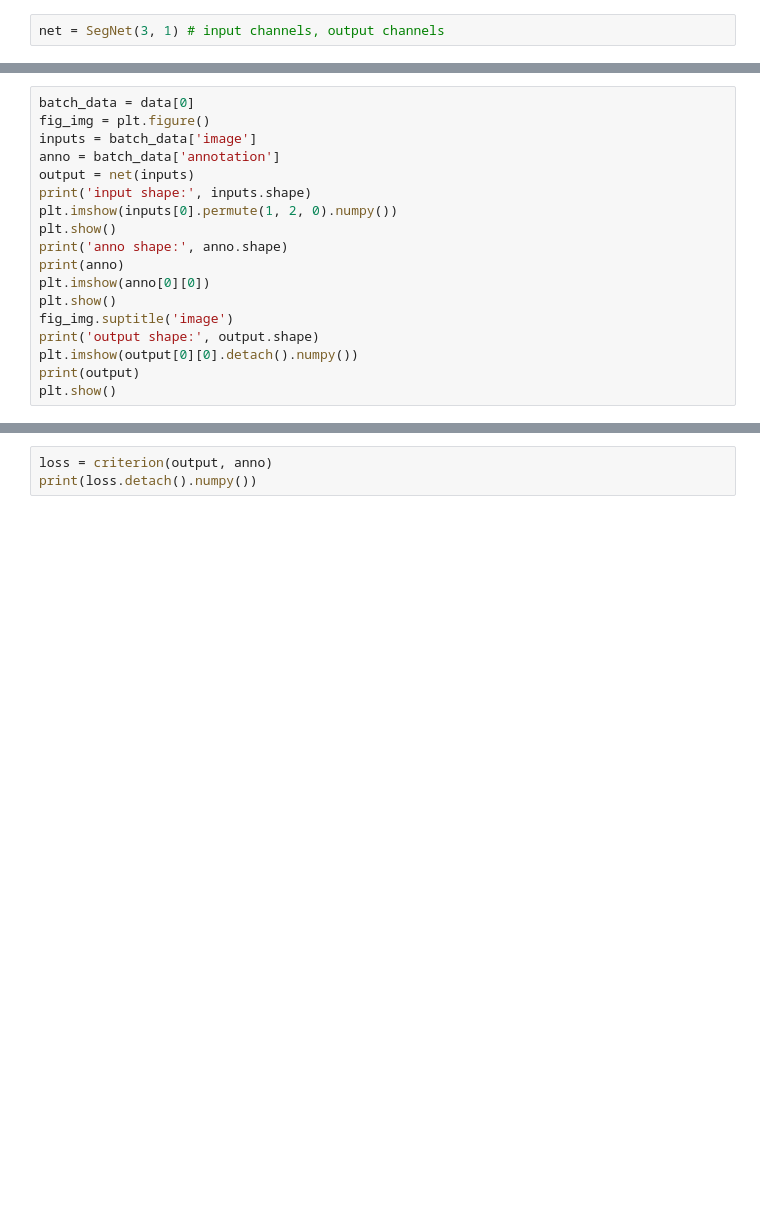
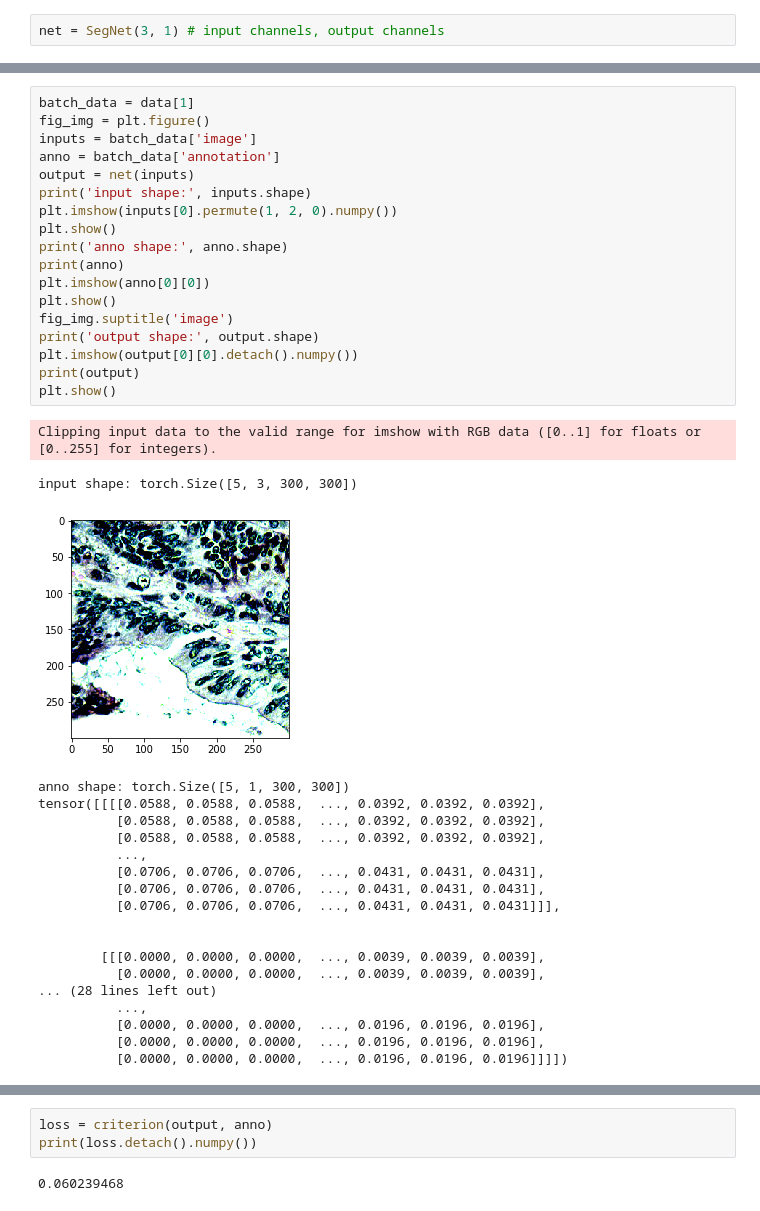
Before and after one commit to Narcissist1/Cellari-Deeplearning-Course, a Jupyter notebook: CellariTrain.ipynb, the cells around one changed output, grey strips where cells are left out. Cells and saved outputs as stored; diff of their text form; blank space fills up the shorter version.

```diff
--- a/CellariTrain.ipynb
+++ b/CellariTrain.ipynb
@@ -131,18 +140,39 @@ train loss:  0.6897783279418945
 # %%
-batch_data = data[0]
+batch_data = data[1]
 fig_img = plt.figure()
 inputs = batch_data['image']
 anno = batch_data['annotation']
 output = net(inputs)
 print('input shape:', inputs.shape)
 plt.imshow(inputs[0].permute(1, 2, 0).numpy())
 plt.show()
 print('anno shape:', anno.shape)
 print(anno)
 plt.imshow(anno[0][0])
 plt.show()
 fig_img.suptitle('image')
 print('output shape:', output.shape)
 plt.imshow(output[0][0].detach().numpy())
 print(output)
 plt.show()
+# %% [output]
+Clipping input data to the valid range for imshow with RGB data ([0..1] for floats or [0..255] for integers).
+input shape: torch.Size([5, 3, 300, 300])
+[figure, added]
+anno shape: torch.Size([5, 1, 300, 300])
+tensor([[[[0.0588, 0.0588, 0.0588,  ..., 0.0392, 0.0392, 0.0392],
+          [0.0588, 0.0588, 0.0588,  ..., 0.0392, 0.0392, 0.0392],
+          [0.0588, 0.0588, 0.0588,  ..., 0.0392, 0.0392, 0.0392],
+          ...,
+          [0.0706, 0.0706, 0.0706,  ..., 0.0431, 0.0431, 0.0431],
+          [0.0706, 0.0706, 0.0706,  ..., 0.0431, 0.0431, 0.0431],
+          [0.0706, 0.0706, 0.0706,  ..., 0.0431, 0.0431, 0.0431]]],
+
+
+        [[[0.0000, 0.0000, 0.0000,  ..., 0.0039, 0.0039, 0.0039],
+          [0.0000, 0.0000, 0.0000,  ..., 0.0039, 0.0039, 0.0039],
+... (28 lines left out)
+          ...,
+          [0.0000, 0.0000, 0.0000,  ..., 0.0196, 0.0196, 0.0196],
+          [0.0000, 0.0000, 0.0000,  ..., 0.0196, 0.0196, 0.0196],
+          [0.0000, 0.0000, 0.0000,  ..., 0.0196, 0.0196, 0.0196]]]])
@@ -149,3 +198,5 @@ plt.show()
 # %%
 loss = criterion(output, anno)
 print(loss.detach().numpy())
+# %% [output]
+0.060239468
```
Also changed, not shown: parts of 5 cells of this notebook, 2 other files.
